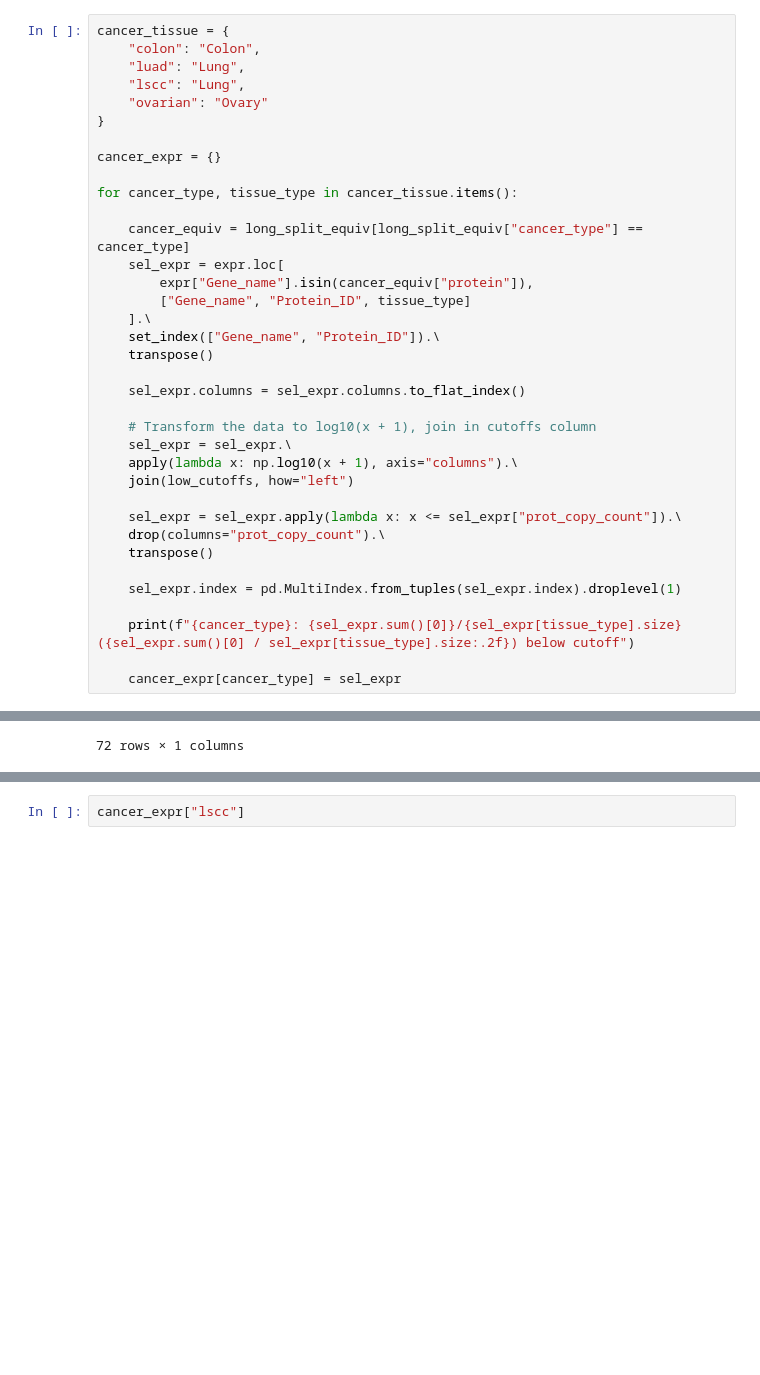
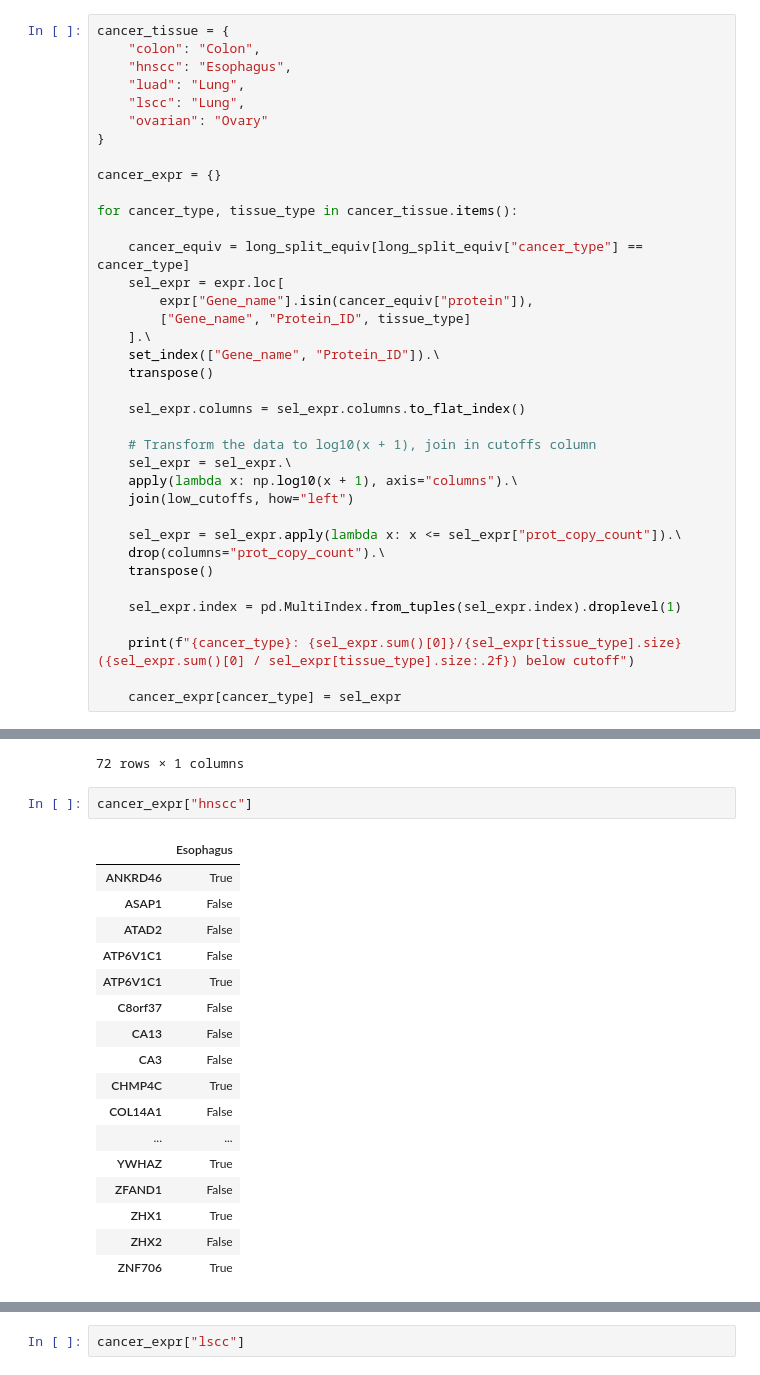
Before and after one commit to PayneLab/pancancerCNV, a Jupyter notebook: chromosome_8/10_check_normal_expr_8q.ipynb, the cells around one changed output, grey strips where cells are left out. Saved outputs shown, nothing was run; the diff lists cells and outputs as text; blank space fills up the shorter version.

```diff
--- a/chromosome_8/10_check_normal_expr_8q.ipynb
+++ b/chromosome_8/10_check_normal_expr_8q.ipynb
@@ -289,6 +291,7 @@ long_split_equiv
 # %%
 cancer_tissue = {
     "colon": "Colon",
+    "hnscc": "Esophagus",
     "luad": "Lung",
     "lscc": "Lung",
     "ovarian": "Ovary"
@@ -348,3 +352,23 @@ cancer_expr["colon"]
 | ZHX2 | False |
 | ZNF706 | True |
 72 rows × 1 columns
+# %%
+cancer_expr["hnscc"]
+# %% [output]
+|  | Esophagus |
+| ANKRD46 | True |
+| ASAP1 | False |
+| ATAD2 | False |
+| ATP6V1C1 | False |
+| ATP6V1C1 | True |
+| C8orf37 | False |
+| CA13 | False |
+| CA3 | False |
+| CHMP4C | True |
+| COL14A1 | False |
+| ... | ... |
+| YWHAZ | True |
+| ZFAND1 | False |
+| ZHX1 | True |
+| ZHX2 | False |
+| ZNF706 | True |
```
Also changed, not shown: parts of 6 cells of this notebook, 3 other files.
